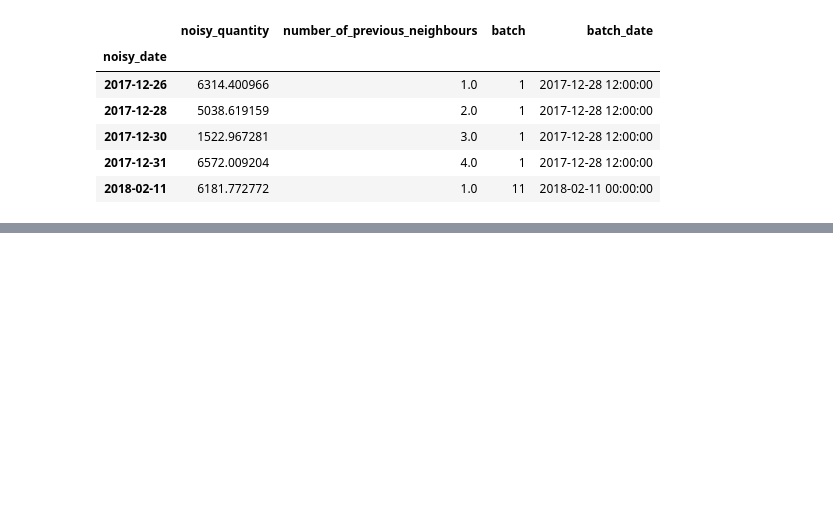
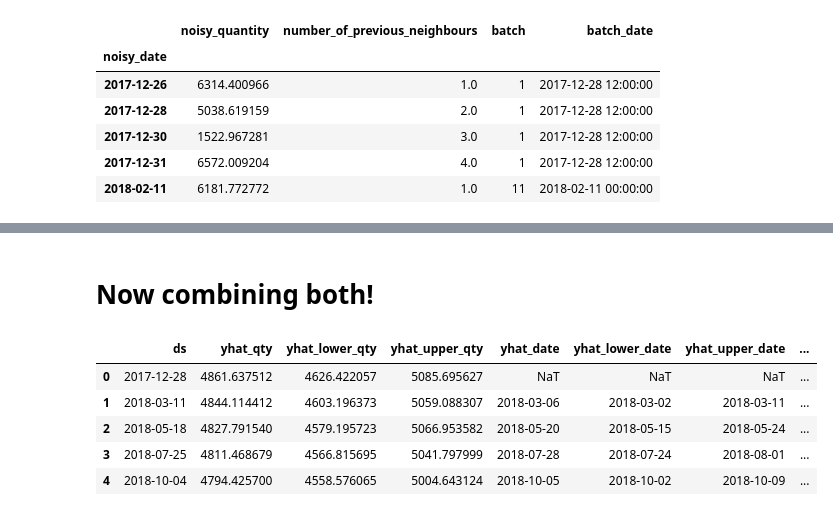
Before and after one commit to raphaelribard/Sales_forecasting, a Jupyter notebook: notebooks/4.0-rr-Prediction-and-optimization.ipynb, the cells around one changed output, grey strips where cells are left out. Drawn from its saved outputs; the diff is of its cells as text; code cells hidden in the pictures; blank space fills up the shorter version.

Commit message:
Finally combining Optimization and predictions! Now comparing them

```diff
--- a/notebooks/4.0-rr-Prediction-and-optimization.ipynb
+++ b/notebooks/4.0-rr-Prediction-and-optimization.ipynb
@@ -43,0 +88,12 @@ sales_cluster_0_optimization.head()
+# %% [markdown]
+# Now combining both!
+# %%
+#Forecast
+cluster_0_aggregated_preds.head()
+# %% [output]
+|  | ds | yhat_qty | yhat_lower_qty | yhat_upper_qty | yhat_date | yhat_lower_date | yhat_upper_date | ... |
+| 0 | 2017-12-28 | 4861.637512 | 4626.422057 | 5085.695627 | NaT | NaT | NaT | ... |
+| 1 | 2018-03-11 | 4844.114412 | 4603.196373 | 5059.088307 | 2018-03-06 | 2018-03-02 | 2018-03-11 | ... |
+| 2 | 2018-05-18 | 4827.791540 | 4579.195723 | 5066.953582 | 2018-05-20 | 2018-05-15 | 2018-05-24 | ... |
+| 3 | 2018-07-25 | 4811.468679 | 4566.815695 | 5041.797999 | 2018-07-28 | 2018-07-24 | 2018-08-01 | ... |
+| 4 | 2018-10-04 | 4794.425700 | 4558.576065 | 5004.643124 | 2018-10-05 | 2018-10-02 | 2018-10-09 | ... |
```
Also changed, not shown: parts of 14 cells of this notebook, 3 other files.
